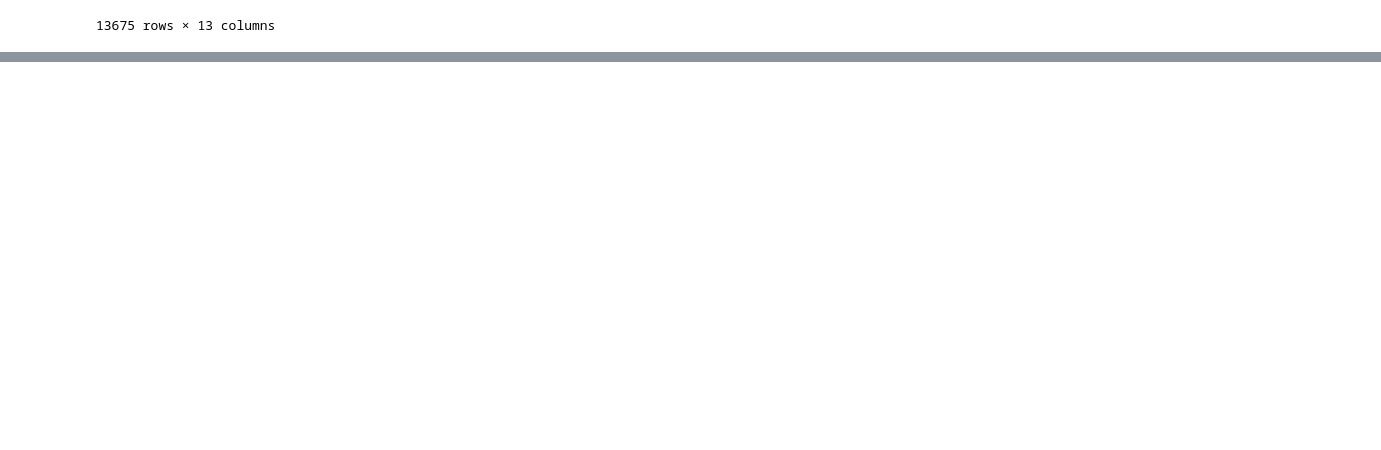
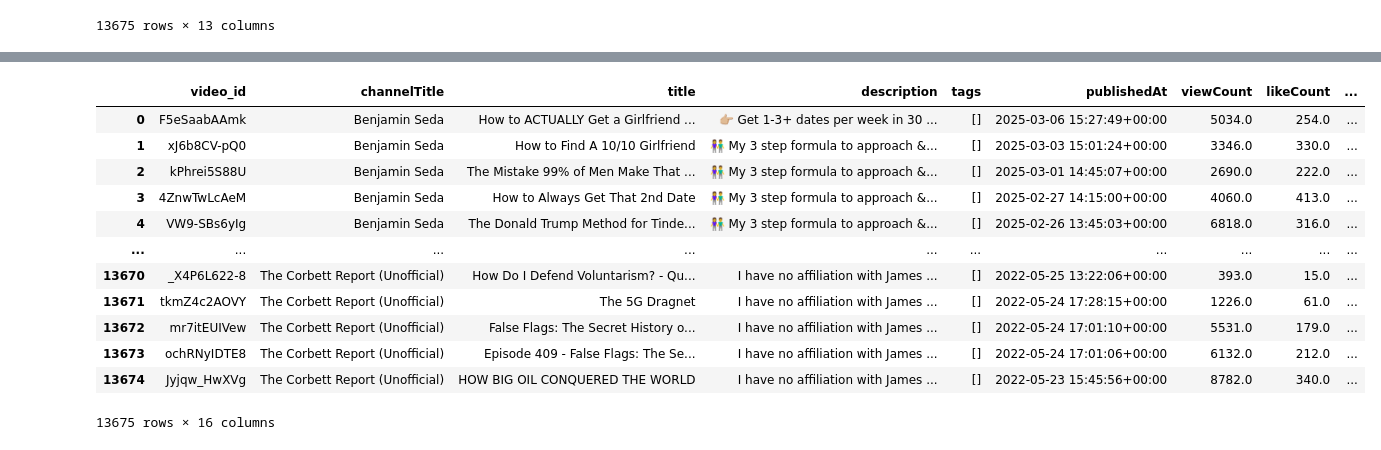
Before and after one commit to Shab00/redPillYoutube, a Jupyter notebook: 3.cleaningData.ipynb, the cells around one changed output, grey strips where cells are left out. Drawn from its saved outputs; the diff is of its cells as text; code cells hidden in the pictures; blank space fills up the shorter version.

```diff
--- a/3.cleaningData.ipynb
+++ b/3.cleaningData.ipynb
@@ -23,0 +110,8 @@ video_df
+# %%
+video_df['description'] = video_df['description'].fillna("")
+video_df['tags'] = video_df['tags'].apply(lambda x: x if isinstance(x, list) else [])
+video_df['likeCount'] = video_df['likeCount'].fillna(0)
+video_df['favouriteCount'] = video_df['favouriteCount'].fillna(0)
+video_df['commentCount'] = video_df['commentCount'].fillna(0)
+
+print(video_df.isnull().any())
@@ -23,0 +133,24 @@ video_df
+# %%
+numeric_cols = ['viewCount', 'likeCount', 'favouriteCount', 'commentCount']
+video_df[numeric_cols] = video_df[numeric_cols].apply(pd.to_numeric, errors = 'coerce', axis = 1)
+# %%
+video_df['publishedAt'] = pd.to_datetime(video_df['publishedAt'])
+video_df['publishDayName'] = video_df['publishedAt'].dt.strftime("%A")
+video_df['publishedAt_timestamp'] = video_df['publishedAt'].astype(int) / 10**9
+video_df['tagCount'] = video_df['tags'].apply(lambda x: len(x) if isinstance(x, list) else 0)
+# %%
+video_df
+# %% [output]
+|  | video_id | channelTitle | title | description | tags | publishedAt | viewCount | likeCount | ... |
+| 0 | F5eSaabAAmk | Benjamin Seda | How to ACTUALLY Get a Girlfriend ... | 👉🏼 Get 1-3+ dates per week in 30 ... | [] | 2025-03-06 15:27:49+00:00 | 5034.0 | 254.0 | ... |
+| 1 | xJ6b8CV-pQ0 | Benjamin Seda | How to Find A 10/10 Girlfriend | 👫 My 3 step formula to approach &... | [] | 2025-03-03 15:01:24+00:00 | 3346.0 | 330.0 | ... |
+| 2 | kPhrei5S88U | Benjamin Seda | The Mistake 99% of Men Make That ... | 👫 My 3 step formula to approach &... | [] | 2025-03-01 14:45:07+00:00 | 2690.0 | 222.0 | ... |
+| 3 | 4ZnwTwLcAeM | Benjamin Seda | How to Always Get That 2nd Date | 👫 My 3 step formula to approach &... | [] | 2025-02-27 14:15:00+00:00 | 4060.0 | 413.0 | ... |
+| 4 | VW9-SBs6yIg | Benjamin Seda | The Donald Trump Method for Tinde... | 👫 My 3 step formula to approach &... | [] | 2025-02-26 13:45:03+00:00 | 6818.0 | 316.0 | ... |
+| ... | ... | ... | ... | ... | ... | ... | ... | ... | ... |
+| 13670 | _X4P6L622-8 | The Corbett Report (Unofficial) | How Do I Defend Voluntarism? - Qu... | I have no affiliation with James ... | [] | 2022-05-25 13:22:06+00:00 | 393.0 | 15.0 | ... |
+| 13671 | tkmZ4c2AOVY | The Corbett Report (Unofficial) | The 5G Dragnet | I have no affiliation with James ... | [] | 2022-05-24 17:28:15+00:00 | 1226.0 | 61.0 | ... |
+| 13672 | mr7itEUIVew | The Corbett Report (Unofficial) | False Flags: The Secret History o... | I have no affiliation with James ... | [] | 2022-05-24 17:01:10+00:00 | 5531.0 | 179.0 | ... |
+| 13673 | ochRNyIDTE8 | The Corbett Report (Unofficial) | Episode 409 - False Flags: The Se... | I have no affiliation with James ... | [] | 2022-05-24 17:01:06+00:00 | 6132.0 | 212.0 | ... |
+| 13674 | Jyjqw_HwXVg | The Corbett Report (Unofficial) | HOW BIG OIL CONQUERED THE WORLD | I have no affiliation with James ... | [] | 2022-05-23 15:45:56+00:00 | 8782.0 | 340.0 | ... |
+13675 rows × 16 columns
```
Also changed, not shown: parts of 19 cells of this notebook, 3 other files.
